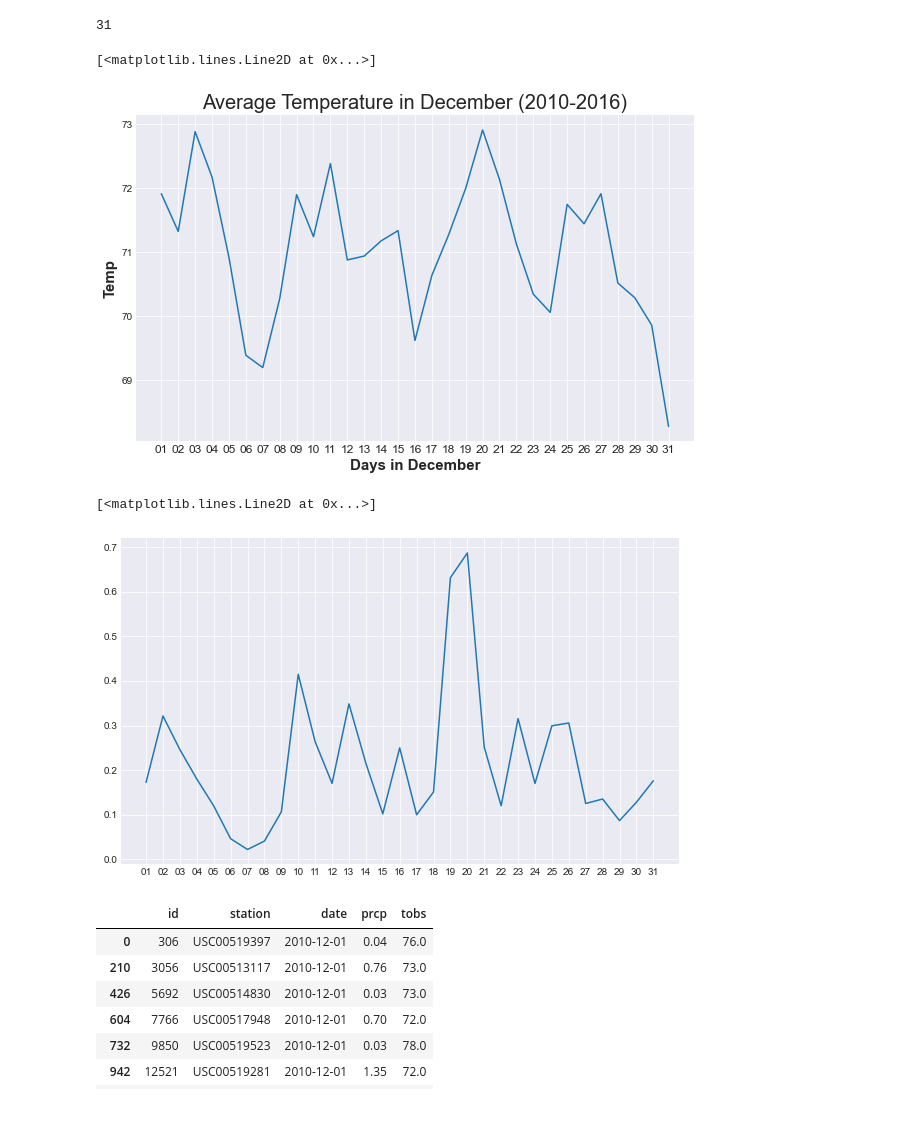
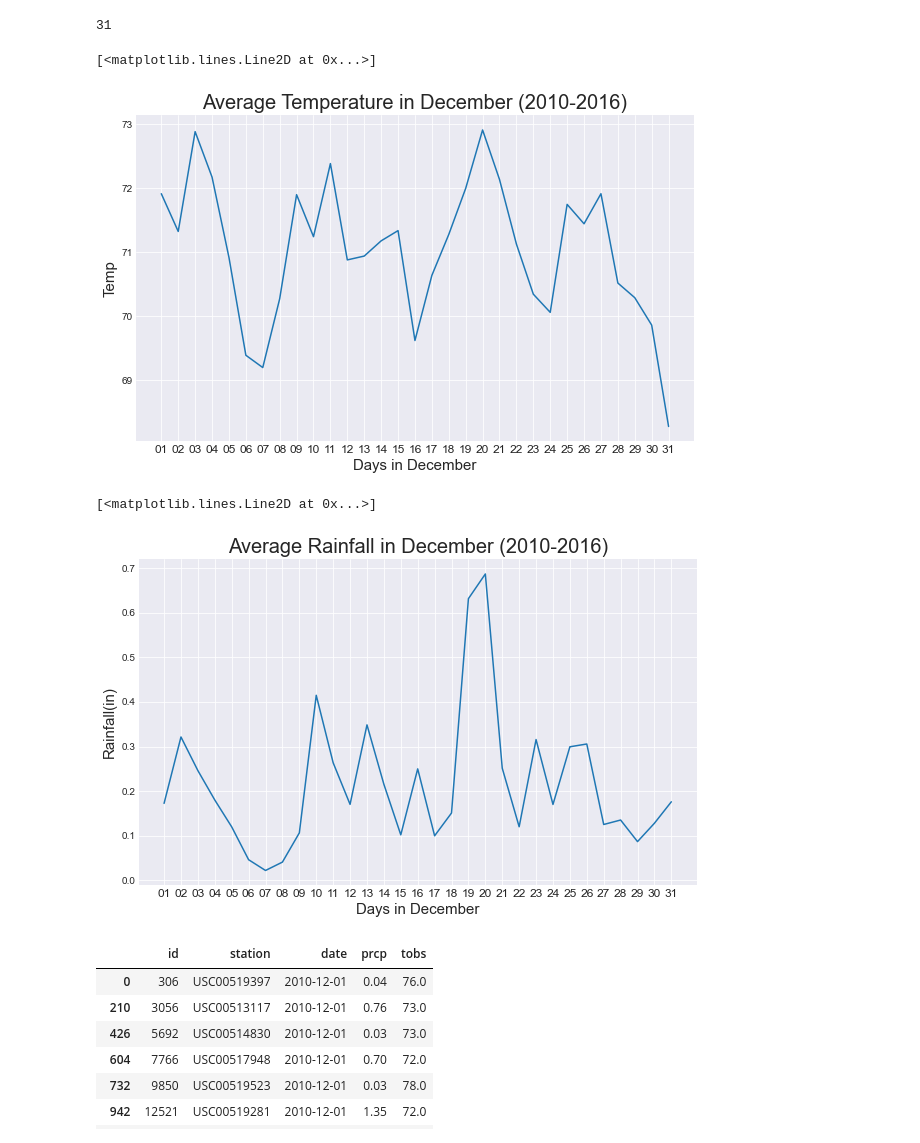
Before and after one commit to Olibabba/surfs_up, a Jupyter notebook: SurfsUp_Challenge.ipynb, the cells around one changed output. Cells and saved outputs as stored; diff of their text form; code cells hidden in the pictures; blank space fills up the shorter version.

```diff
--- a/SurfsUp_Challenge.ipynb
+++ b/SurfsUp_Challenge.ipynb
@@ -262,8 +262,8 @@ plt.figure(figsize=(10,6))
 
 
 # Give our graph axis labels
-plt.xlabel("Days in December", fontsize=15, fontweight='bold')
-plt.ylabel("Temp", fontsize=15, fontweight='bold')
+plt.xlabel("Days in December", fontsize=15) ##, fontweight='bold')
+plt.ylabel("Temp", fontsize=15) ##, fontweight='bold')
 plt.title("Average Temperature in December (2010-2016)", fontsize=20) ##, fontweight='bold')
 
 plt.xticks(fontsize=12)
@@ -271,16 +271,23 @@ plt.xticks(fontsize=12)
 plt.plot(x, y)
 # %% [output]
 [<matplotlib.lines.Line2D at 0x...>]
-[figure, old version]
+[figure, new version]
 # %%
 x = df.day
 y = df['avg(tobs)']
 z = df['avg(prcp)']
 plt.figure(figsize=(10,6))
+# Give our graph axis labels
+plt.xlabel("Days in December", fontsize=15) ##, fontweight='bold')
+plt.ylabel("Rainfall(in)", fontsize=15) ##, fontweight='bold')
+plt.title("Average Rainfall in December (2010-2016)", fontsize=20) ##, fontweight='bold')
+
+plt.xticks(fontsize=12)
+
 plt.plot(x,z)
 # %% [output]
 [<matplotlib.lines.Line2D at 0x...>]
-[figure, old version]
+[figure, new version]
 # %%
 df[df.date == '2010-12-01']
 # %% [output]
```
Also changed, not shown: 1 other file.
